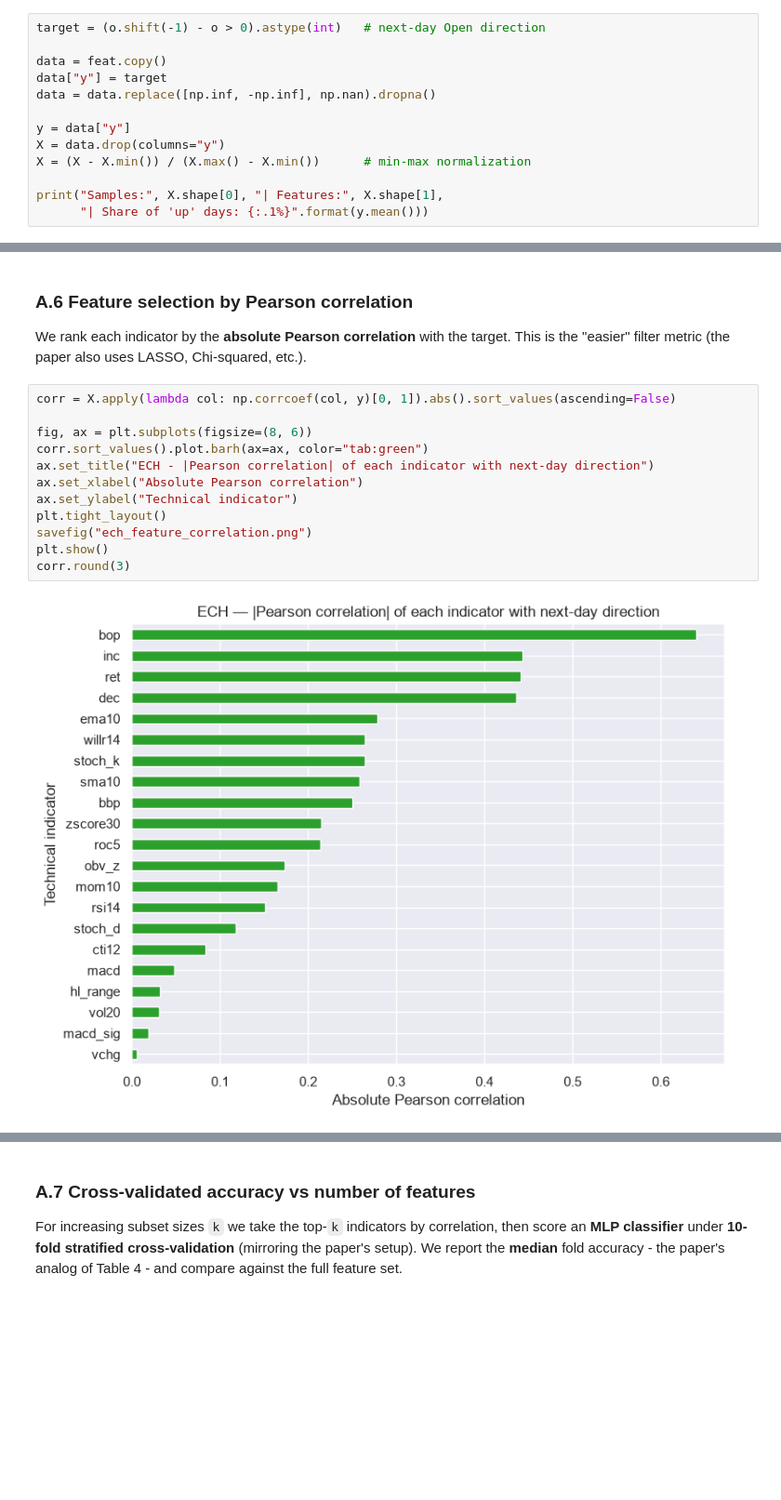
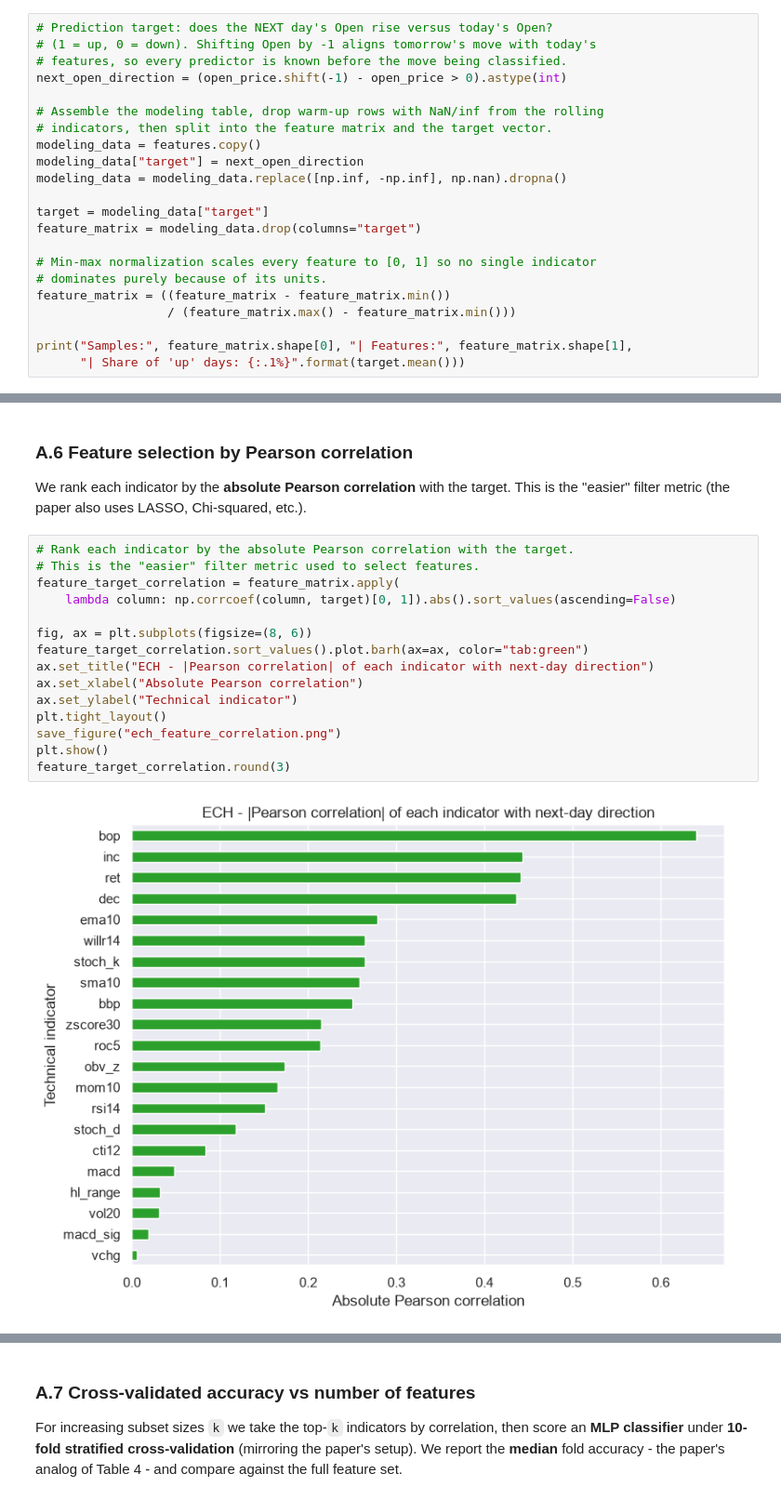
Before and after one commit to sconde/mscfe_600_group_16339_project, a Jupyter notebook: notebooks/GWP1_code.ipynb, the cells around one changed output, grey strips where cells are left out. Shown at 93% size. Saved outputs shown, nothing was run; the diff lists cells and outputs as text; blank space fills up the shorter version.

```diff
--- a/notebooks/GWP1_code.ipynb
+++ b/notebooks/GWP1_code.ipynb
@@ -191,18 +252,27 @@ The paper's class variable is the sign of the Open-price change. We predict the
 direction (`+1` up / `0` down) from today's indicators, then **min-max normalize** every
 feature to [0, 1] and drop warm-up rows containing NaNs.
 # %%
-target = (o.shift(-1) - o > 0).astype(int)   # next-day Open direction
+# Prediction target: does the NEXT day's Open rise versus today's Open?
+# (1 = up, 0 = down). Shifting Open by -1 aligns tomorrow's move with today's
+# features, so every predictor is known before the move being classified.
+next_open_direction = (open_price.shift(-1) - open_price > 0).astype(int)
 
-data = feat.copy()
-data["y"] = target
-data = data.replace([np.inf, -np.inf], np.nan).dropna()
+# Assemble the modeling table, drop warm-up rows with NaN/inf from the rolling
+# indicators, then split into the feature matrix and the target vector.
+modeling_data = features.copy()
+modeling_data["target"] = next_open_direction
+modeling_data = modeling_data.replace([np.inf, -np.inf], np.nan).dropna()
 
-y = data["y"]
-X = data.drop(columns="y")
-X = (X - X.min()) / (X.max() - X.min())      # min-max normalization
+target = modeling_data["target"]
+feature_matrix = modeling_data.drop(columns="target")
 
-print("Samples:", X.shape[0], "| Features:", X.shape[1],
-      "| Share of 'up' days: {:.1%}".format(y.mean()))
+# Min-max normalization scales every feature to [0, 1] so no single indicator
+# dominates purely because of its units.
+feature_matrix = ((feature_matrix - feature_matrix.min())
+                  / (feature_matrix.max() - feature_matrix.min()))
+
+print("Samples:", feature_matrix.shape[0], "| Features:", feature_matrix.shape[1],
+      "| Share of 'up' days: {:.1%}".format(target.mean()))
 # %% [output]
 Samples: 2487 | Features: 21 | Share of 'up' days: 49.1%
 # %% [markdown]
@@ -210,19 +280,22 @@ Samples: 2487 | Features: 21 | Share of 'up' days: 49.1%
 We rank each indicator by the **absolute Pearson correlation** with the target. This is the
 "easier" filter metric (the paper also uses LASSO, Chi-squared, etc.).
 # %%
-corr = X.apply(lambda col: np.corrcoef(col, y)[0, 1]).abs().sort_values(ascending=False)
+# Rank each indicator by the absolute Pearson correlation with the target.
+# This is the "easier" filter metric used to select features.
+feature_target_correlation = feature_matrix.apply(
+    lambda column: np.corrcoef(column, target)[0, 1]).abs().sort_values(ascending=False)
 
 fig, ax = plt.subplots(figsize=(8, 6))
-corr.sort_values().plot.barh(ax=ax, color="tab:green")
+feature_target_correlation.sort_values().plot.barh(ax=ax, color="tab:green")
 ax.set_title("ECH - |Pearson correlation| of each indicator with next-day direction")
 ax.set_xlabel("Absolute Pearson correlation")
 ax.set_ylabel("Technical indicator")
 plt.tight_layout()
-savefig("ech_feature_correlation.png")
+save_figure("ech_feature_correlation.png")
 plt.show()
-corr.round(3)
+feature_target_correlation.round(3)
 # %% [output]
-[figure, old version]
+[figure, new version]
 bop         0.640
 inc         0.443
 ret         0.441
```
Also changed, not shown: parts of 12 cells of this notebook.
